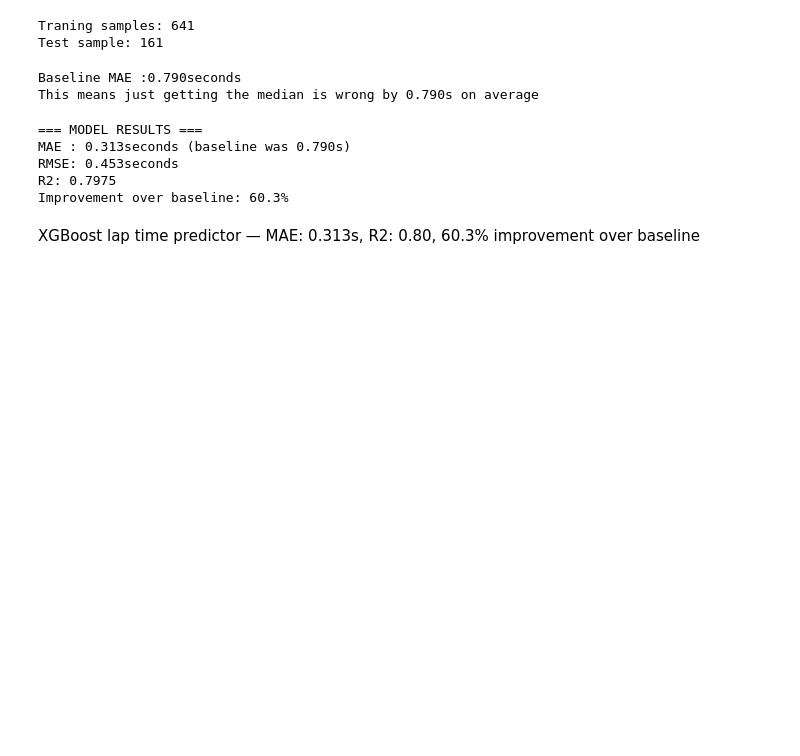
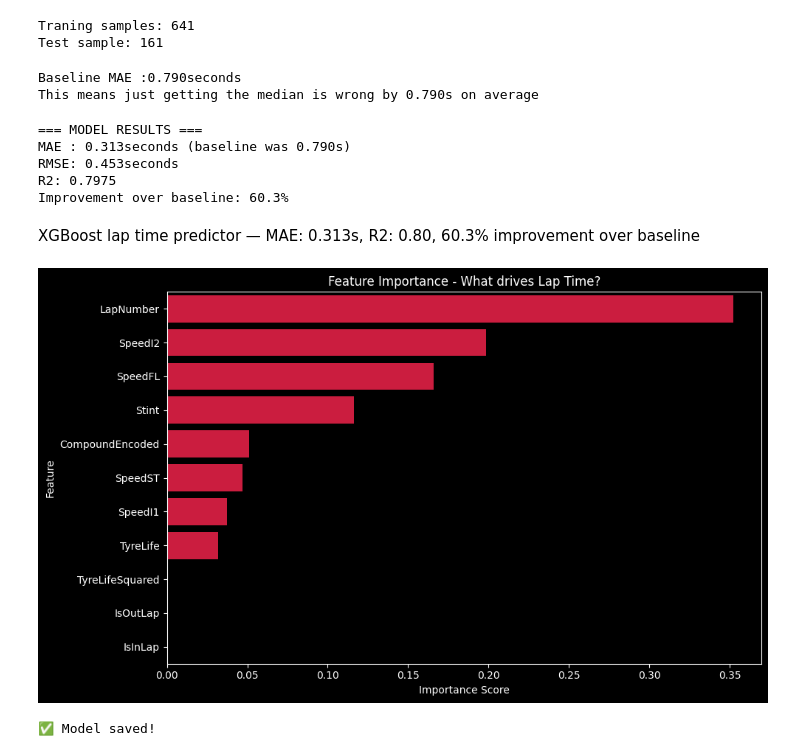
Before and after one commit to Noel2521/F1-Race-Intelligence-Copilot-v2, a Jupyter notebook: notebooks/03_lap_time_model.ipynb, the cells around one changed output. Saved outputs shown, nothing was run; the diff lists cells and outputs as text; code cells hidden in the pictures; blank space fills up the shorter version.

Commit message:
Add feature importance chart and save trained model

```diff
--- a/notebooks/03_lap_time_model.ipynb
+++ b/notebooks/03_lap_time_model.ipynb
@@ -126,3 +126,27 @@ R2: 0.7975
 Improvement over baseline: 60.3%
 # %% [markdown]
 XGBoost lap time predictor — MAE: 0.313s, R2: 0.80, 60.3% improvement over baseline
+# %%
+#Feature importance chart
+importance_df = pd.DataFrame({
+    'Feature':features,
+    'Importance':model.feature_importances_
+}).sort_values('Importance', ascending = False)
+
+fig,ax = plt.subplots(figsize = (10,6))
+sns.barplot(data=importance_df,x= 'Importance', y='Feature', color='#E8002D', ax=ax)
+ax.set_title('Feature Importance - What drives Lap Time?')
+ax.set_xlabel('Importance Score')
+plt.tight_layout()
+plt.show()
+# %% [output]
+[figure, added]
+# %%
+import joblib
+import os
+
+os.makedirs('../models', exist_ok=True)
+joblib.dump(model, '../models/lap_time_predictor.pkl')
+print('✅ Model saved!')
+# %% [output]
+✅ Model saved!
```
Also changed, not shown: 1 other file.
